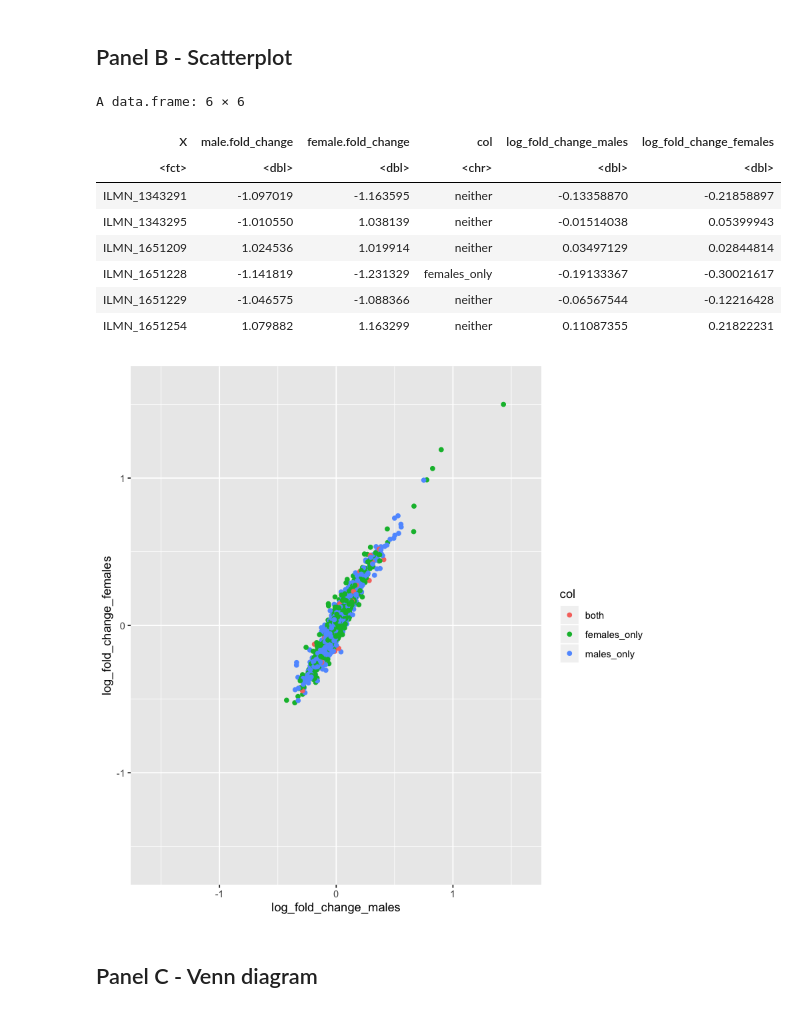
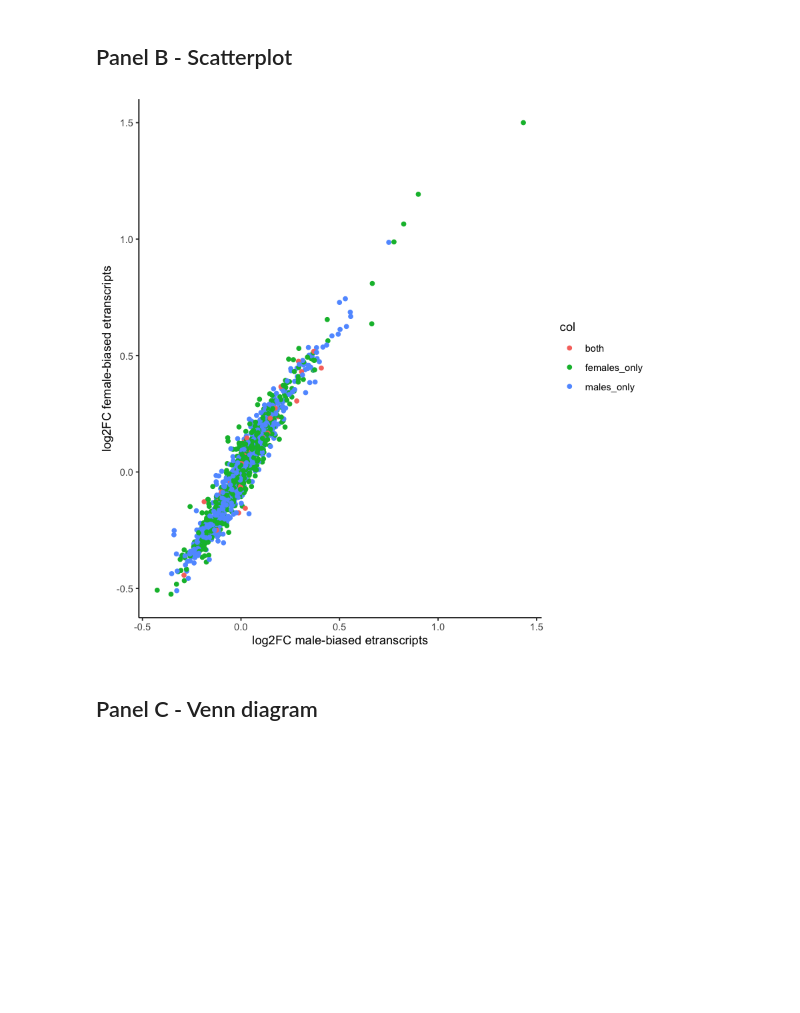
Before and after one commit to jArloth/Sex-Stratified-Analyses, a Jupyter notebook: Figure2.ipynb, the cells around one changed output. Drawn from its saved outputs; the diff is of its cells as text; code cells hidden in the pictures; blank space fills up the shorter version.

```diff
--- a/Figure2.ipynb
+++ b/Figure2.ipynb
@@ -55,39 +42,26 @@ abline(h = log10(0.05),lty = 2, lwd = 1)
 # %% [markdown]
 ## Panel B - Scatterplot
 # %%
-all.fc =read.delim("data/fig1_sex-biased_DEresults.txt")
-male.eqtl = read.delim("../Supplementary_Tables/SupplementaryTable9_males_GR_0519.txt")
-female.eqtl = read.delim("../Supplementary_Tables/SupplementaryTable7_females_GR_0519.txt")
+male.eqtl = read.csv("../Supplementary_Tables/SupplementaryTable_6_males_GR_2020.csv")
+female.eqtl = read.csv("../Supplementary_Tables/SupplementaryTable_5_females_GR_2020.csv")
 
-both= all.fc[,c("X", "male.fold_change","female.fold_change")]
+both= read.delim("data/fig1_DEresults.txt")
 both$col="neither"
 male_fe=intersect(female.eqtl$Probe_Id, male.eqtl$Probe_Id)
-#length(male_fe)
+#length(male_fe)#46
 both[ both$X %in% male_fe,]$col="both"
 m_only=setdiff(male.eqtl$Probe_Id,female.eqtl$Probe_Id)
-#length(m_only)
+#length(m_only)#616
 both[ both$X %in% m_only,]$col="males_only"
-fe_only=setdiff(female.eqtl$Probe_Id, male.eqtl$Probe_Id) #567
+fe_only=setdiff(female.eqtl$Probe_Id, male.eqtl$Probe_Id)
+#length(fe_only)#567
 both[ both$X %in% fe_only,]$col="females_only"
-both$log_fold_change_males = sign(both$male.fold_change)*log2(abs(both$male.fold_change))
-both$log_fold_change_females = sign(both$female.fold_change)*log2(abs(both$female.fold_change))
-head(both)
+
+ggplot(data = both[ both$col!="neither",], aes(x = log2FC.males, y = log2FC.females,
+colour = col)) +geom_point()+ theme_classic()+ xlab("log2FC male-biased etranscripts")+
+ylab("log2FC female-biased etranscripts")
 # %% [output]
-A data.frame: 6 × 6
-| X | male.fold_change | female.fold_change | col | log_fold_change_males | log_fold_change_females |
-| <fct> | <dbl> | <dbl> | <chr> | <dbl> | <dbl> |
-| ILMN_1343291 | -1.097019 | -1.163595 | neither | -0.13358870 | -0.21858897 |
-| ILMN_1343295 | -1.010550 | 1.038139 | neither | -0.01514038 | 0.05399943 |
-| ILMN_1651209 | 1.024536 | 1.019914 | neither | 0.03497129 | 0.02844814 |
-| ILMN_1651228 | -1.141819 | -1.231329 | females_only | -0.19133367 | -0.30021617 |
-| ILMN_1651229 | -1.046575 | -1.088366 | neither | -0.06567544 | -0.12216428 |
-| ILMN_1651254 | 1.079882 | 1.163299 | neither | 0.11087355 | 0.21822231 |
+[figure, added]
-# %%
-#pdf("scatter_plot.pdf")
-ggplot(both[ both$col!="neither",], aes(x=log_fold_change_males, y=log_fold_change_females, color=col)) +geom_point() +xlim(-1.6, 1.6) + ylim(-1.6, 1.6)
-#dev.off()
-# %% [output]
-[figure, removed]
 # %% [markdown]
 ## Panel C - Venn diagram
 # %%
```
Also changed, not shown: parts of 4 cells of this notebook, 2 other files.
